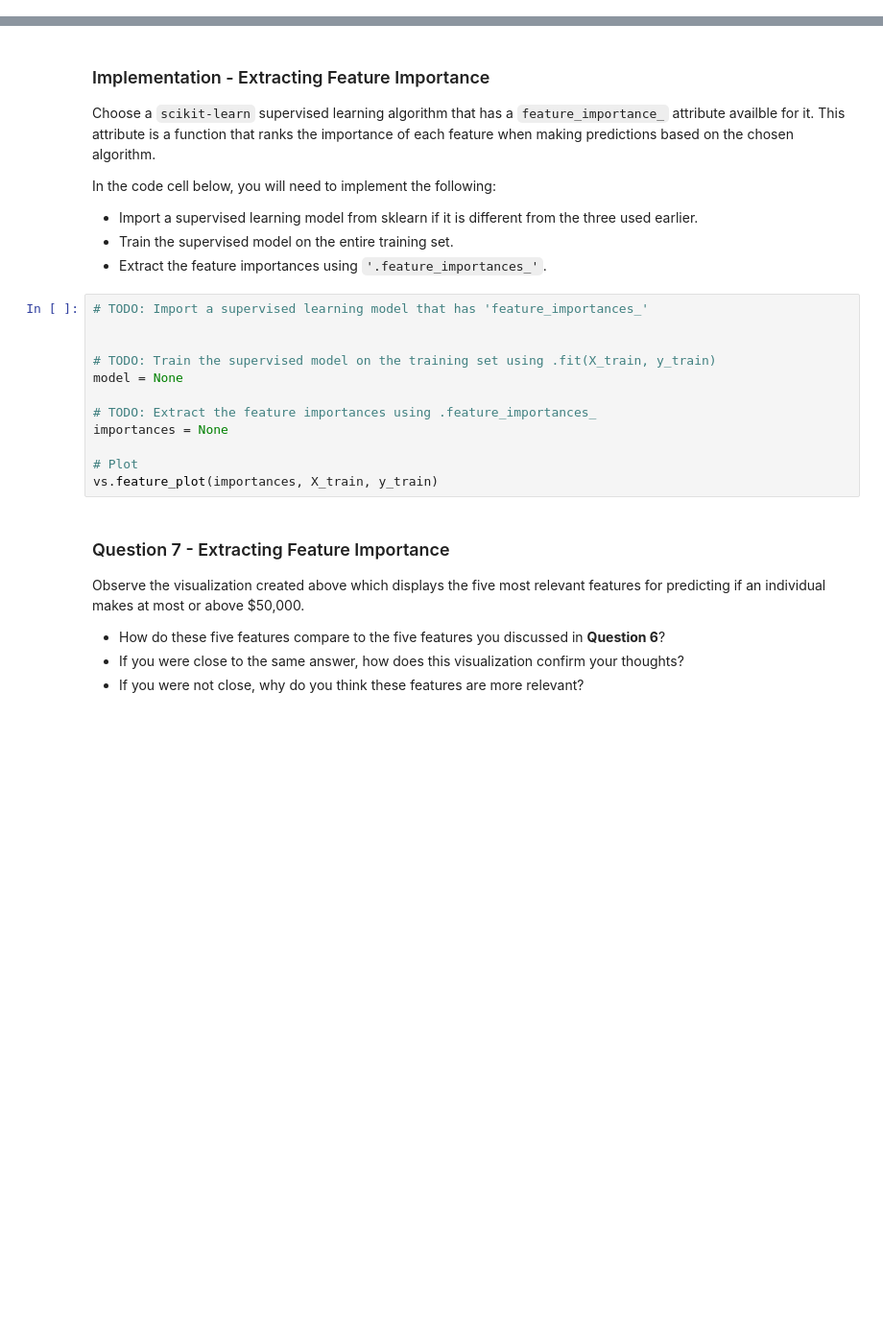
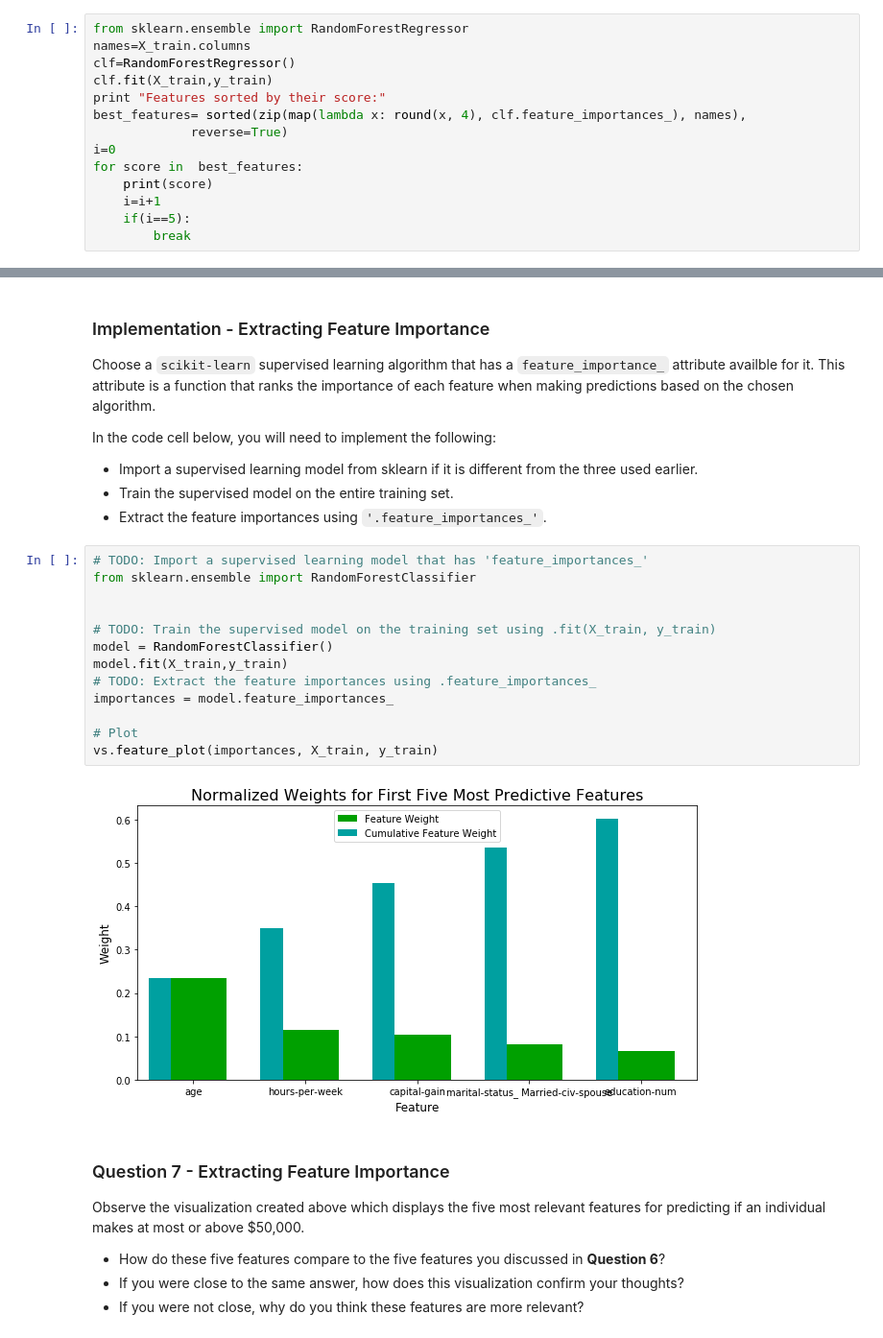
Before and after one commit to mynamerahulkumar/Data_Science, a Jupyter notebook: Machine_Learning/Udacity/P1_Find_charity_Donor/finding_donors.ipynb, the cells around one changed output, grey strips where cells are left out. Shown at 96% size. Cells and saved outputs as stored; diff of their text form; blank space fills up the shorter version.

```diff
--- a/Machine_Learning/Udacity/P1_Find_charity_Donor/finding_donors.ipynb
+++ b/Machine_Learning/Udacity/P1_Find_charity_Donor/finding_donors.ipynb
@@ -651,3 +675,17 @@ ValueError: Unknown format code 'f' for object of type 'str'
 An important task when performing supervised learning on a dataset like the census data we study here is determining which features provide the most predictive power. By focusing on the relationship between only a few crucial features and the target label we simplify our understanding of the phenomenon, which is most always a useful thing to do. In the case of this project, that means we wish to identify a small number of features that most strongly predict whether an individual makes at most or more than \$50,000.
 
 Choose a scikit-learn classifier (e.g., adaboost, random forests) that has a `feature_importance_` attribute, which is a function that ranks the importance of features according to the chosen classifier.  In the next python cell fit this classifier to training set and use this attribute to determine the top 5 most important features for the census dataset.
+# %%
+from sklearn.ensemble import RandomForestRegressor
+names=X_train.columns
+clf=RandomForestRegressor()
+clf.fit(X_train,y_train)
+print "Features sorted by their score:"
+best_features= sorted(zip(map(lambda x: round(x, 4), clf.feature_importances_), names),
+             reverse=True)
+i=0
+for score in  best_features:
+    print(score)
+    i=i+1
+    if(i==5):
+        break
@@ -666,16 +723,19 @@ In the code cell below, you will need to implement the following:
  - Extract the feature importances using `'.feature_importances_'`.
 # %%
 # TODO: Import a supervised learning model that has 'feature_importances_'
+from sklearn.ensemble import RandomForestClassifier
 
 
 # TODO: Train the supervised model on the training set using .fit(X_train, y_train)
-model = None
-
+model = RandomForestClassifier()
+model.fit(X_train,y_train)
 # TODO: Extract the feature importances using .feature_importances_
-importances = None
+importances = model.feature_importances_
 
 # Plot
 vs.feature_plot(importances, X_train, y_train)
+# %% [output]
+[figure, added]
 # %% [markdown]
 ### Question 7 - Extracting Feature Importance
 
```
Also changed, not shown: parts of 15 cells of this notebook.
